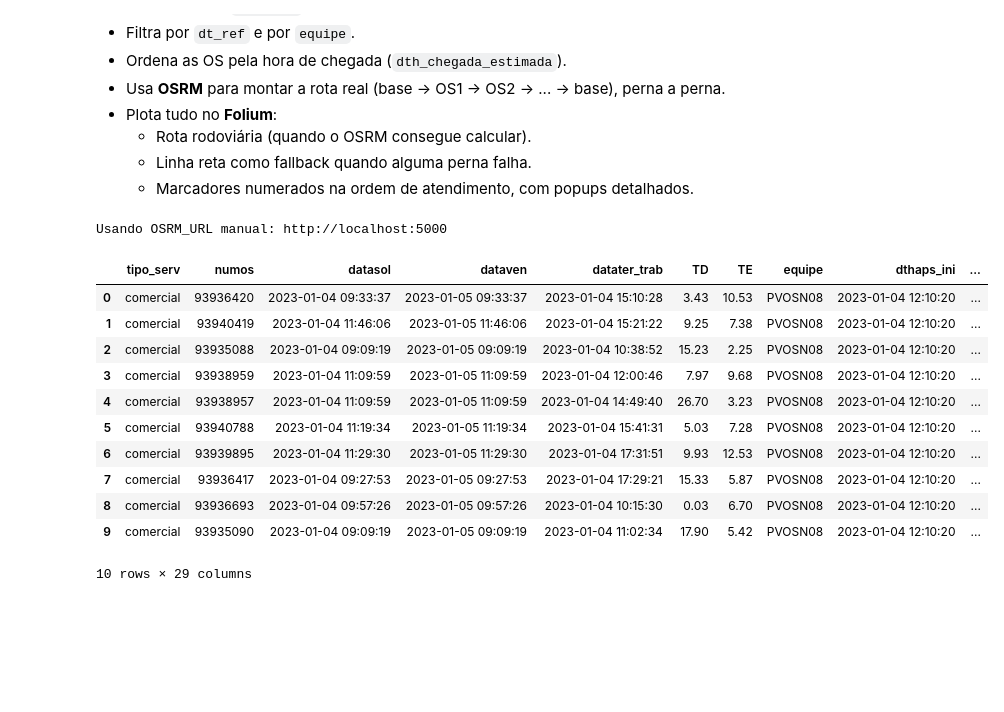
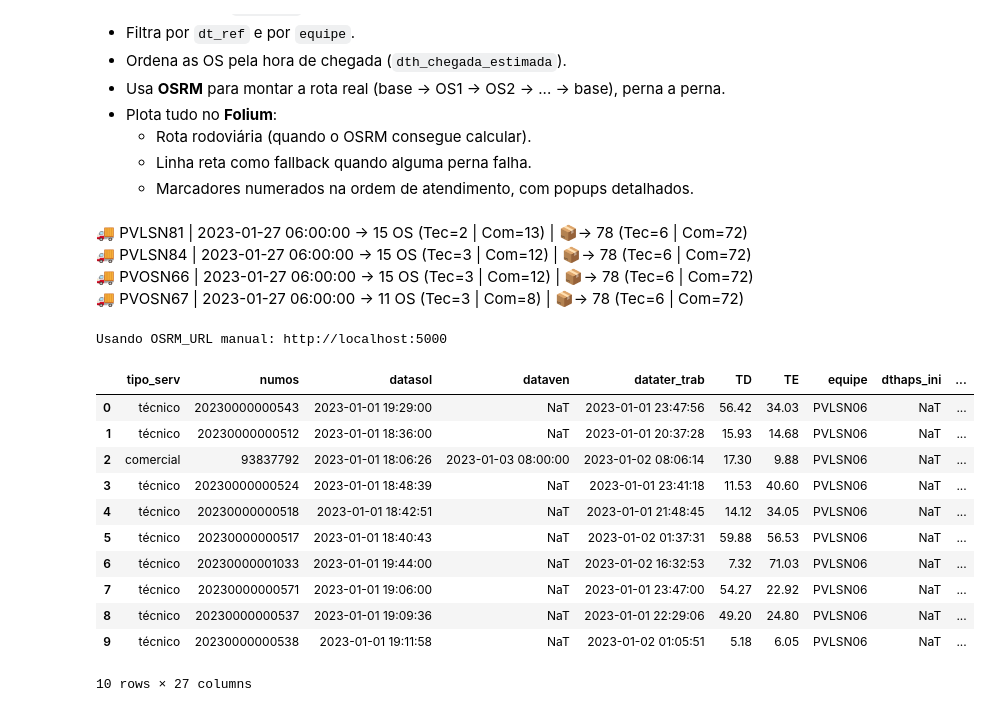
Before and after one commit to ElicoJr/Rotas-Inteligentes_V2, a Jupyter notebook: utils/Mapas.ipynb, the cells around one changed output. Saved outputs shown, nothing was run; the diff lists cells and outputs as text; code cells hidden in the pictures; blank space fills up the shorter version.

```diff
--- a/utils/Mapas.ipynb
+++ b/utils/Mapas.ipynb
@@ -10,6 +10,11 @@ Este notebook:
   - Rota rodoviária (quando o OSRM consegue calcular).
   - Linha reta como fallback quando alguma perna falha.
   - Marcadores numerados na ordem de atendimento, com popups detalhados.
+# %% [markdown]
+🚚 PVLSN81 | 2023-01-27 06:00:00 → 15 OS (Tec=2 | Com=13) | 📦→ 78 (Tec=6 | Com=72)
+🚚 PVLSN84 | 2023-01-27 06:00:00 → 15 OS (Tec=3 | Com=12) | 📦→ 78 (Tec=6 | Com=72)
+🚚 PVOSN66 | 2023-01-27 06:00:00 → 15 OS (Tec=3 | Com=12) | 📦→ 78 (Tec=6 | Com=72)
+🚚 PVOSN67 | 2023-01-27 06:00:00 → 11 OS (Tec=3 | Com=8) | 📦→ 78 (Tec=6 | Com=72)
 # %%
 import sys
 import os
@@ -23,11 +28,13 @@ from itertools import cycle
 # %%
 # Caminho do arquivo parquet gerado pelo seu motor de roteirização
 # Exemplo típico: "results_v3/atribuicoes_2023-01-01.parquet"
-PARQUET_PATH = Path(r"E:\Rotas-Inteligentes\results_v3\atribuicoes_2023-01-04.parquet")
+PARQUET_PATH = Path(r"E:\Rotas-Inteligentes\results_v4\atribuicoes_2023-01-01.parquet")
 
 # Data (dt_ref) que você quer visualizar
 # Use None para pegar todas as datas do arquivo
-DIA_REF = "2023-01-04"    # ou None
+DIA_REF = "2023-01-01"    # ou None
+BASE_LON = -63.885464691387746
+BASE_LAT = -8.738508095069408
 
 # ======================================================
 # SELEÇÃO DE EQUIPES
@@ -41,7 +48,7 @@ DIA_REF = "2023-01-04"    # ou None
 # EQUIPES_SELECIONADAS = None
 # EQUIPES_SELECIONADAS = "PVLSN81"
 # EQUIPES_SELECIONADAS = ["PVLSN81", "PVHRG02", "PVJPA01"]
-EQUIPES_SELECIONADAS = ["PVOSN08", "PVOSN11"]
+EQUIPES_SELECIONADAS = None
 
 # ======================================================
 # Caminho do HTML de saída para salvar o mapa
@@ -81,7 +88,8 @@ Usando OSRM_URL manual: http://localhost:5000
 # Carrega o parquet
 df = pd.read_parquet(PARQUET_PATH, engine="pyarrow")
 df = pd.DataFrame(df)  # garante que é um DataFrame do pandas
-
+df["base_lat"] = BASE_LAT
+df["base_lon"] = BASE_LON
 # Verifica colunas necessárias
 required_cols = {
     "tipo_serv",
@@ -107,6 +115,21 @@ required_cols = {
     "longitude",
     "dt_ref",
 }
+
+colsDate = [
+    'datasol', 'dataven', 'datater_trab', 'dthaps_ini', 'dthaps_fim_ajustado',
+    'inicio_turno', 'fim_turno', 'dthpausa_ini', 'dthpausa_fim',
+    'dth_chegada_estimada', 'dth_final_estimada', 'fim_turno_estimado'
+]
+
+# Converter para datetime com coerce
+df[colsDate] = df[colsDate].apply(
+    lambda col: pd.to_datetime(col, errors='coerce')
+)
+
+# Arredondar para baixo no segundo
+df[colsDate] = df[colsDate].apply(lambda col: col.dt.floor("s"))
+
 
 missing_cols = required_cols - set(df.columns)
 if missing_cols:
@@ -127,44 +150,44 @@ if DIA_REF is not None:
 # ===============================
 if EQUIPES_SELECIONADAS is None:
     # TODAS as equipes
     df_filtrado = df.copy()
 elif isinstance(EQUIPES_SELECIONADAS, str):
     # UMA equipe específica
     df_filtrado = df[df["equipe"] == EQUIPES_SELECIONADAS].copy()
 else:
     # CONJUNTO de equipes (lista, tupla, conjunto, etc.)
     df_filtrado = df[df["equipe"].isin(EQUIPES_SELECIONADAS)].copy()
 
 if df_filtrado.empty:
     msg_eq = "todas as equipes" if EQUIPES_SELECIONADAS is None else EQUIPES_SELECIONADAS
     raise ValueError(
         f"Nenhuma linha encontrada para seleção de equipes = {msg_eq}"
         + (f" no dia '{DIA_REF}'." if DIA_REF else ".")
     )
 
 # Ordena por equipe e pela hora de chegada estimada
 df_filtrado["dth_chegada_estimada"] = pd.to_datetime(
     df_filtrado["dth_chegada_estimada"], errors="coerce"
 )
 df_filtrado = (
     df_filtrado.sort_values(["equipe", "dth_chegada_estimada"])
     .reset_index(drop=True)
 )
 
 df_filtrado.head(10)
 # %% [output]
 |  | tipo_serv | numos | datasol | dataven | datater_trab | TD | TE | equipe | dthaps_ini | ... |
-| 0 | comercial | 93936420 | 2023-01-04 09:33:37 | 2023-01-05 09:33:37 | 2023-01-04 15:10:28 | 3.43 | 10.53 | PVOSN08 | 2023-01-04 12:10:20 | ... |
-| 1 | comercial | 93940419 | 2023-01-04 11:46:06 | 2023-01-05 11:46:06 | 2023-01-04 15:21:22 | 9.25 | 7.38 | PVOSN08 | 2023-01-04 12:10:20 | ... |
-| 2 | comercial | 93935088 | 2023-01-04 09:09:19 | 2023-01-05 09:09:19 | 2023-01-04 10:38:52 | 15.23 | 2.25 | PVOSN08 | 2023-01-04 12:10:20 | ... |
-| 3 | comercial | 93938959 | 2023-01-04 11:09:59 | 2023-01-05 11:09:59 | 2023-01-04 12:00:46 | 7.97 | 9.68 | PVOSN08 | 2023-01-04 12:10:20 | ... |
-| 4 | comercial | 93938957 | 2023-01-04 11:09:59 | 2023-01-05 11:09:59 | 2023-01-04 14:49:40 | 26.70 | 3.23 | PVOSN08 | 2023-01-04 12:10:20 | ... |
-| 5 | comercial | 93940788 | 2023-01-04 11:19:34 | 2023-01-05 11:19:34 | 2023-01-04 15:41:31 | 5.03 | 7.28 | PVOSN08 | 2023-01-04 12:10:20 | ... |
-| 6 | comercial | 93939895 | 2023-01-04 11:29:30 | 2023-01-05 11:29:30 | 2023-01-04 17:31:51 | 9.93 | 12.53 | PVOSN08 | 2023-01-04 12:10:20 | ... |
-| 7 | comercial | 93936417 | 2023-01-04 09:27:53 | 2023-01-05 09:27:53 | 2023-01-04 17:29:21 | 15.33 | 5.87 | PVOSN08 | 2023-01-04 12:10:20 | ... |
-| 8 | comercial | 93936693 | 2023-01-04 09:57:26 | 2023-01-05 09:57:26 | 2023-01-04 10:15:30 | 0.03 | 6.70 | PVOSN08 | 2023-01-04 12:10:20 | ... |
-| 9 | comercial | 93935090 | 2023-01-04 09:09:19 | 2023-01-05 09:09:19 | 2023-01-04 11:02:34 | 17.90 | 5.42 | PVOSN08 | 2023-01-04 12:10:20 | ... |
+| 0 | técnico | 20230000000543 | 2023-01-01 19:29:00 | NaT | 2023-01-01 23:47:56 | 56.42 | 34.03 | PVLSN06 | NaT | ... |
+| 1 | técnico | 20230000000512 | 2023-01-01 18:36:00 | NaT | 2023-01-01 20:37:28 | 15.93 | 14.68 | PVLSN06 | NaT | ... |
+| 2 | comercial | 93837792 | 2023-01-01 18:06:26 | 2023-01-03 08:00:00 | 2023-01-02 08:06:14 | 17.30 | 9.88 | PVLSN06 | NaT | ... |
+| 3 | técnico | 20230000000524 | 2023-01-01 18:48:39 | NaT | 2023-01-01 23:41:18 | 11.53 | 40.60 | PVLSN06 | NaT | ... |
+| 4 | técnico | 20230000000518 | 2023-01-01 18:42:51 | NaT | 2023-01-01 21:48:45 | 14.12 | 34.05 | PVLSN06 | NaT | ... |
+| 5 | técnico | 20230000000517 | 2023-01-01 18:40:43 | NaT | 2023-01-02 01:37:31 | 59.88 | 56.53 | PVLSN06 | NaT | ... |
+| 6 | técnico | 20230000001033 | 2023-01-01 19:44:00 | NaT | 2023-01-02 16:32:53 | 7.32 | 71.03 | PVLSN06 | NaT | ... |
+| 7 | técnico | 20230000000571 | 2023-01-01 19:06:00 | NaT | 2023-01-01 23:47:00 | 54.27 | 22.92 | PVLSN06 | NaT | ... |
+| 8 | técnico | 20230000000537 | 2023-01-01 19:09:36 | NaT | 2023-01-01 22:29:06 | 49.20 | 24.80 | PVLSN06 | NaT | ... |
+| 9 | técnico | 20230000000538 | 2023-01-01 19:11:58 | NaT | 2023-01-02 01:05:51 | 5.18 | 6.05 | PVLSN06 | NaT | ... |
-10 rows × 29 columns
+10 rows × 27 columns
 # %%
 def osrm_route_polyline_segmentado(coords_osrm, osrm_url: str):
     """
```
Also changed, not shown: parts of 4 cells of this notebook, 3 other files.
